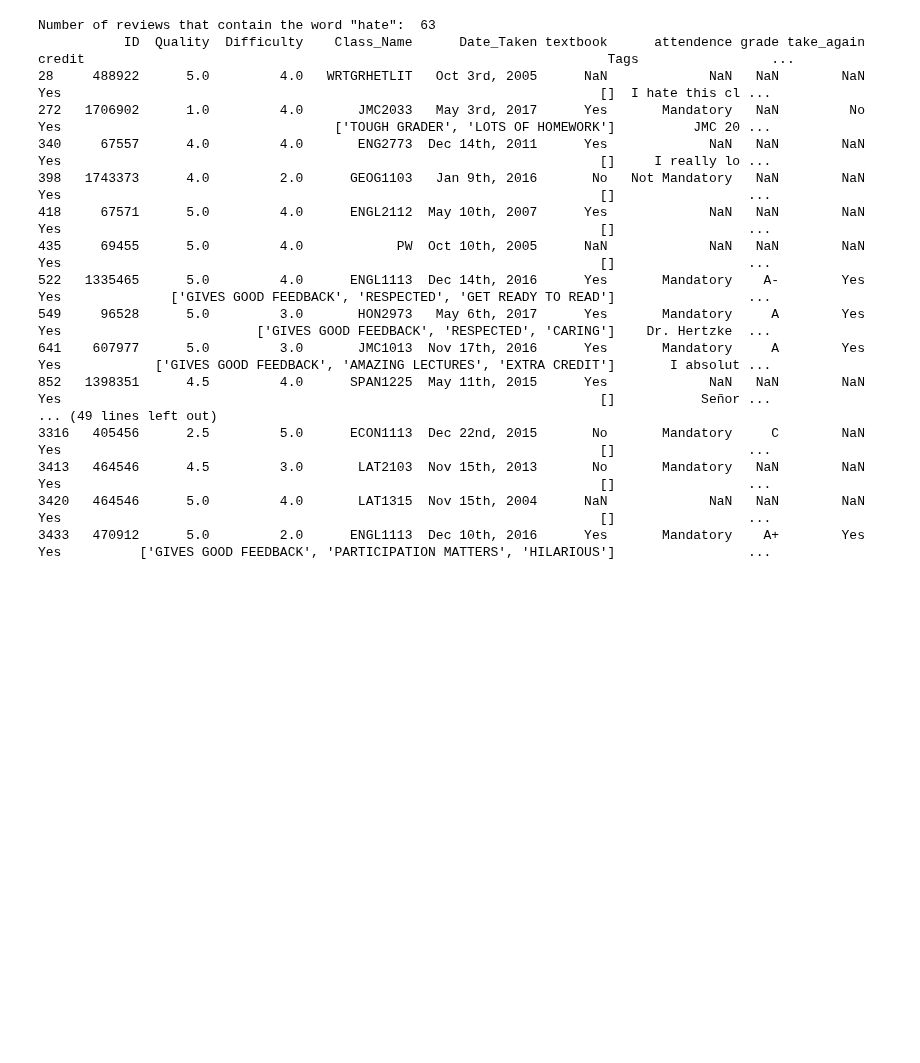
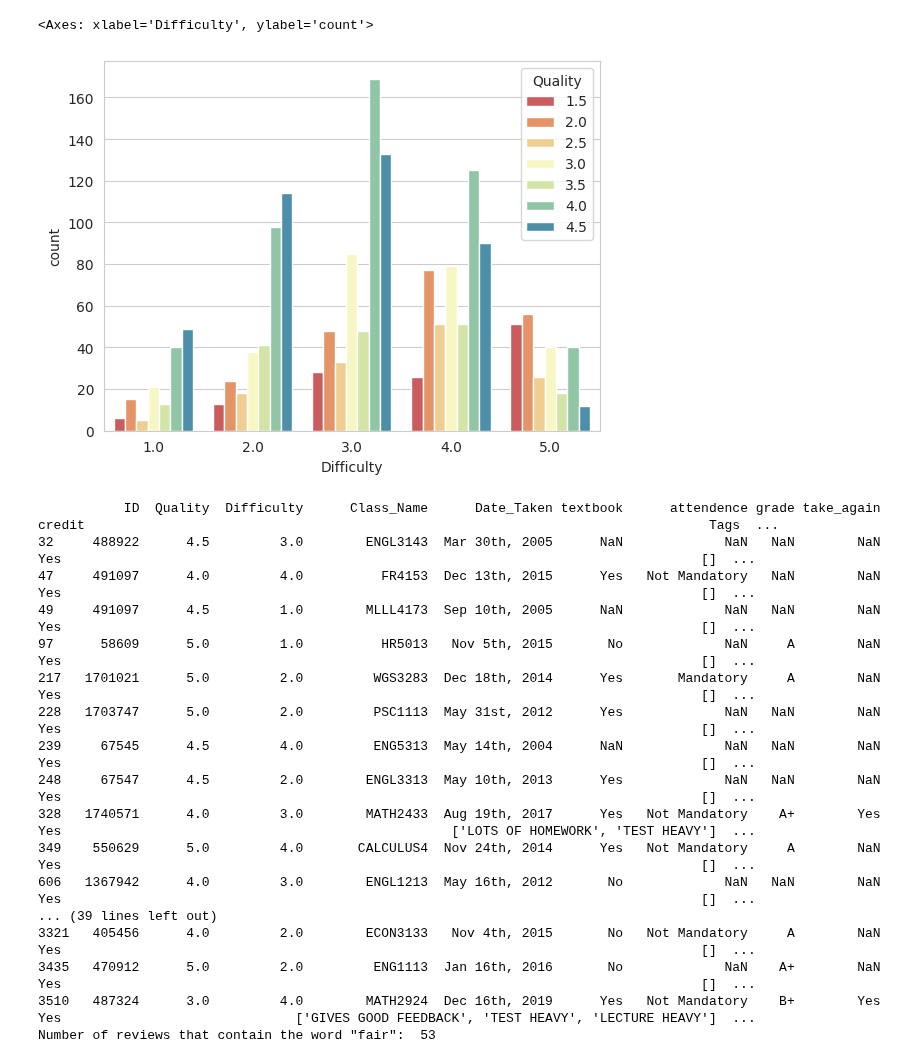
Before and after one commit to Cheysha/Python-Web-Scraping, a Jupyter notebook: RateMyPerfessor/Analyze.ipynb, the cells around one changed output. Saved outputs shown, nothing was run; the diff lists cells and outputs as text; code cells hidden in the pictures; blank space fills up the shorter version.

```diff
--- a/RateMyPerfessor/Analyze.ipynb
+++ b/RateMyPerfessor/Analyze.ipynb
@@ -45,26 +40,30 @@ Number of 3.0 difficulty reviews that are 5.0 quality:  431
+# %%
+# # plot the correlation between difficulty and quality, excluding the 1.0 quality and the 5.0 quality
+sns.set_style('whitegrid')
+sns.countplot(x='Difficulty', hue='Quality', data=df[(df['Quality'] != 1.0) & (df['Quality'] != 5.0)], palette='Spectral')
+# %% [output]
+<Axes: xlabel='Difficulty', ylabel='count'>
+[figure, added]
 # %%
 # count how many reviews contain the word "hate", and print the full comment
-hate = df[df['Comment'].str.contains(' love ')]
-# only if the quality is 5.0
-#hate = hate[hate['Quality'] == 5.0]
-
-print('Number of reviews that contain the word "hate": ', len(hate))
-print(hate.to_string())
+words = df[df['Comment'].str.contains(' fair ')]
+print(words.to_string())
+print('Number of reviews that contain the word "fair": ', len(words))
 # %% [output]
-Number of reviews that contain the word "hate":  63
-           ID  Quality  Difficulty    Class_Name      Date_Taken textbook      attendence grade take_again credit                                                                   Tags                 ...
-28     488922      5.0         4.0   WRTGRHETLIT   Oct 3rd, 2005      NaN             NaN   NaN        NaN    Yes                                                                     []  I hate this cl ...
-272   1706902      1.0         4.0       JMC2033   May 3rd, 2017      Yes       Mandatory   NaN         No    Yes                                   ['TOUGH GRADER', 'LOTS OF HOMEWORK']          JMC 20 ...
-340     67557      4.0         4.0       ENG2773  Dec 14th, 2011      Yes             NaN   NaN        NaN    Yes                                                                     []     I really lo ...
-398   1743373      4.0         2.0      GEOG1103   Jan 9th, 2016       No   Not Mandatory   NaN        NaN    Yes                                                                     []                 ...
-418     67571      5.0         4.0      ENGL2112  May 10th, 2007      Yes             NaN   NaN        NaN    Yes                                                                     []                 ...
-435     69455      5.0         4.0            PW  Oct 10th, 2005      NaN             NaN   NaN        NaN    Yes                                                                     []                 ...
-522   1335465      5.0         4.0      ENGL1113  Dec 14th, 2016      Yes       Mandatory    A-        Yes    Yes              ['GIVES GOOD FEEDBACK', 'RESPECTED', 'GET READY TO READ']                 ...
-549     96528      5.0         3.0       HON2973   May 6th, 2017      Yes       Mandatory     A        Yes    Yes                         ['GIVES GOOD FEEDBACK', 'RESPECTED', 'CARING']    Dr. Hertzke  ...
-641    607977      5.0         3.0       JMC1013  Nov 17th, 2016      Yes       Mandatory     A        Yes    Yes            ['GIVES GOOD FEEDBACK', 'AMAZING LECTURES', 'EXTRA CREDIT']       I absolut ...
-852   1398351      4.5         4.0      SPAN1225  May 11th, 2015      Yes             NaN   NaN        NaN    Yes                                                                     []           Señor ...
-... (49 lines left out)
-3316   405456      2.5         5.0      ECON1113  Dec 22nd, 2015       No       Mandatory     C        NaN    Yes                                                                     []                 ...
-3413   464546      4.5         3.0       LAT2103  Nov 15th, 2013       No       Mandatory   NaN        NaN    Yes                                                                     []                 ...
-3420   464546      5.0         4.0       LAT1315  Nov 15th, 2004      NaN             NaN   NaN        NaN    Yes                                                                     []                 ...
-3433   470912      5.0         2.0      ENGL1113  Dec 10th, 2016      Yes       Mandatory    A+        Yes    Yes          ['GIVES GOOD FEEDBACK', 'PARTICIPATION MATTERS', 'HILARIOUS']                 ...
+           ID  Quality  Difficulty      Class_Name      Date_Taken textbook      attendence grade take_again credit                                                                                Tags  ...
+32     488922      4.5         3.0        ENGL3143  Mar 30th, 2005      NaN             NaN   NaN        NaN    Yes                                                                                  []  ...
+47     491097      4.0         4.0          FR4153  Dec 13th, 2015      Yes   Not Mandatory   NaN        NaN    Yes                                                                                  []  ...
+49     491097      4.5         1.0        MLLL4173  Sep 10th, 2005      NaN             NaN   NaN        NaN    Yes                                                                                  []  ...
+97      58609      5.0         1.0          HR5013   Nov 5th, 2015       No             NaN     A        NaN    Yes                                                                                  []  ...
+217   1701021      5.0         2.0         WGS3283  Dec 18th, 2014      Yes       Mandatory     A        NaN    Yes                                                                                  []  ...
+228   1703747      5.0         2.0         PSC1113  May 31st, 2012      Yes             NaN   NaN        NaN    Yes                                                                                  []  ...
+239     67545      4.5         4.0         ENG5313  May 14th, 2004      NaN             NaN   NaN        NaN    Yes                                                                                  []  ...
+248     67547      4.5         2.0        ENGL3313  May 10th, 2013      Yes             NaN   NaN        NaN    Yes                                                                                  []  ...
+328   1740571      4.0         3.0        MATH2433  Aug 19th, 2017      Yes   Not Mandatory    A+        Yes    Yes                                                  ['LOTS OF HOMEWORK', 'TEST HEAVY']  ...
+349    550629      5.0         4.0       CALCULUS4  Nov 24th, 2014      Yes   Not Mandatory     A        NaN    Yes                                                                                  []  ...
+606   1367942      4.0         3.0        ENGL1213  May 16th, 2012       No             NaN   NaN        NaN    Yes                                                                                  []  ...
+... (39 lines left out)
+3321   405456      4.0         2.0        ECON3133   Nov 4th, 2015       No   Not Mandatory     A        NaN    Yes                                                                                  []  ...
+3435   470912      5.0         2.0         ENG1113  Jan 16th, 2016       No             NaN    A+        NaN    Yes                                                                                  []  ...
+3510   487324      3.0         4.0        MATH2924  Dec 16th, 2019      Yes   Not Mandatory    B+        Yes    Yes                              ['GIVES GOOD FEEDBACK', 'TEST HEAVY', 'LECTURE HEAVY']  ...
+Number of reviews that contain the word "fair":  53
```
Also changed, not shown: parts of 5 cells of this notebook, 2 other files.
